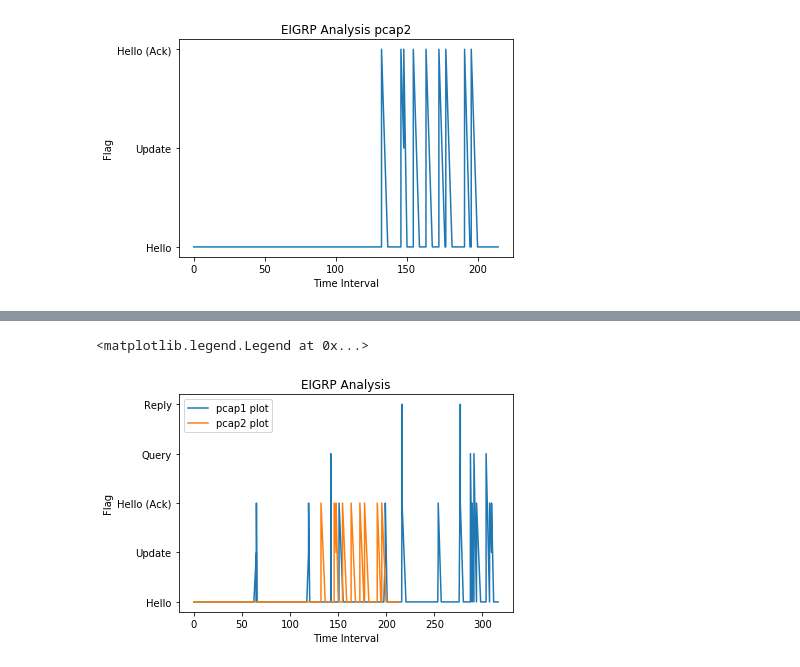
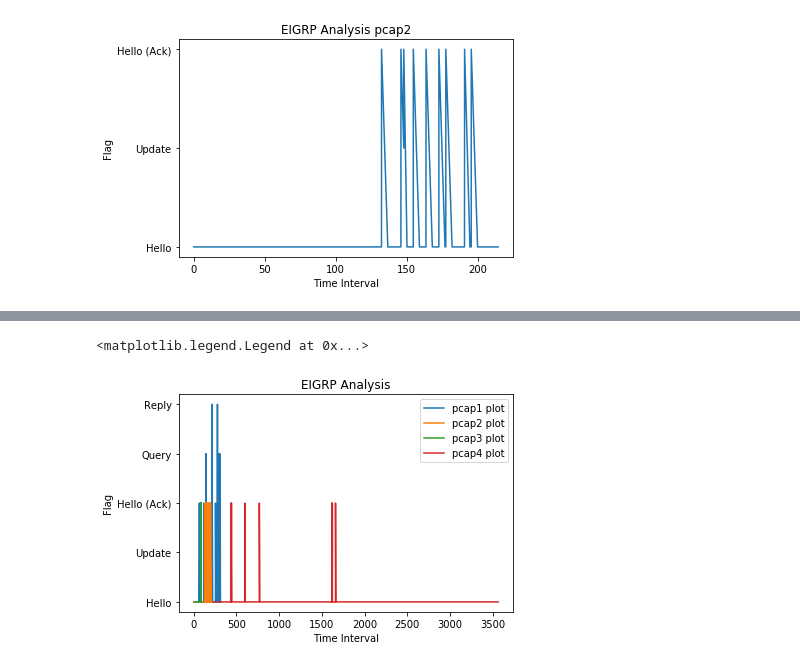
Before and after one commit to akankshasrivastava-98/EIGRP-visualization, a Jupyter notebook: EIGRP_Visualization.ipynb, the cells around one changed output, grey strips where cells are left out. Saved outputs shown, nothing was run; the diff lists cells and outputs as text; code cells hidden in the pictures.

Commit message:
4 pcap visualization

```diff
--- a/EIGRP_Visualization.ipynb
+++ b/EIGRP_Visualization.ipynb
@@ -43,6 +81,10 @@ df2.head(10)
 eigrp1 = df1[df1['Protocol']=='EIGRP']
 # %%
 eigrp2 = df2[df2['Protocol']=='EIGRP']
+# %%
+eigrp3 = df3[df3['Protocol']=='EIGRP']
+# %%
+eigrp4 = df4[df4['Protocol']=='EIGRP']
 # %%
 eigrp1.shape
 # %% [output]
@@ -125,6 +243,12 @@ time1 = eigrp1['Time'].to_list()
 # %%
 info_eigrp2 = eigrp2['Info'].to_list()
 time2 = eigrp2['Time'].to_list()
+# %%
+info_eigrp3 = eigrp3['Info'].to_list()
+time3 = eigrp3['Time'].to_list()
+# %%
+info_eigrp4 = eigrp4['Info'].to_list()
+time4 = eigrp4['Time'].to_list()
 # %%
 print('\nInfo Fields of pcap1\n')
 for info in info_eigrp1:
@@ -192,10 +376,12 @@ plt.show()
 # %%
 plt.plot(time1, info_eigrp1,label='pcap1 plot')
 plt.plot(time2, info_eigrp2, label='pcap2 plot')
+plt.plot(time3, info_eigrp3, label='pcap3 plot')
+plt.plot(time4, info_eigrp4, label='pcap4 plot')
 plt.xlabel('Time Interval')
 plt.ylabel('Flag')
 plt.title('EIGRP Analysis')
 plt.legend()
 # %% [output]
 <matplotlib.legend.Legend at 0x...>
-[figure, old version]
+[figure, new version]
```
Also changed, not shown: parts of 15 cells of this notebook.
